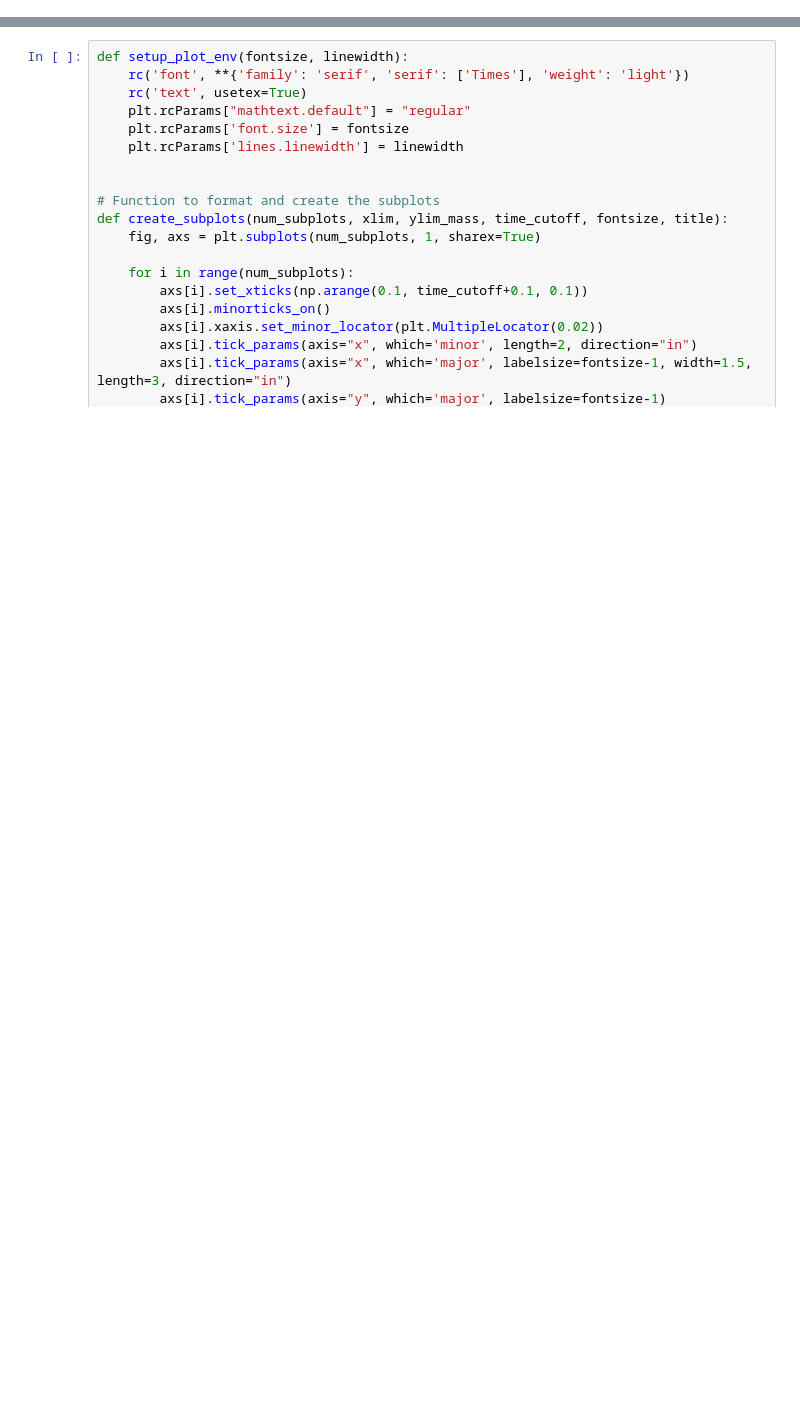
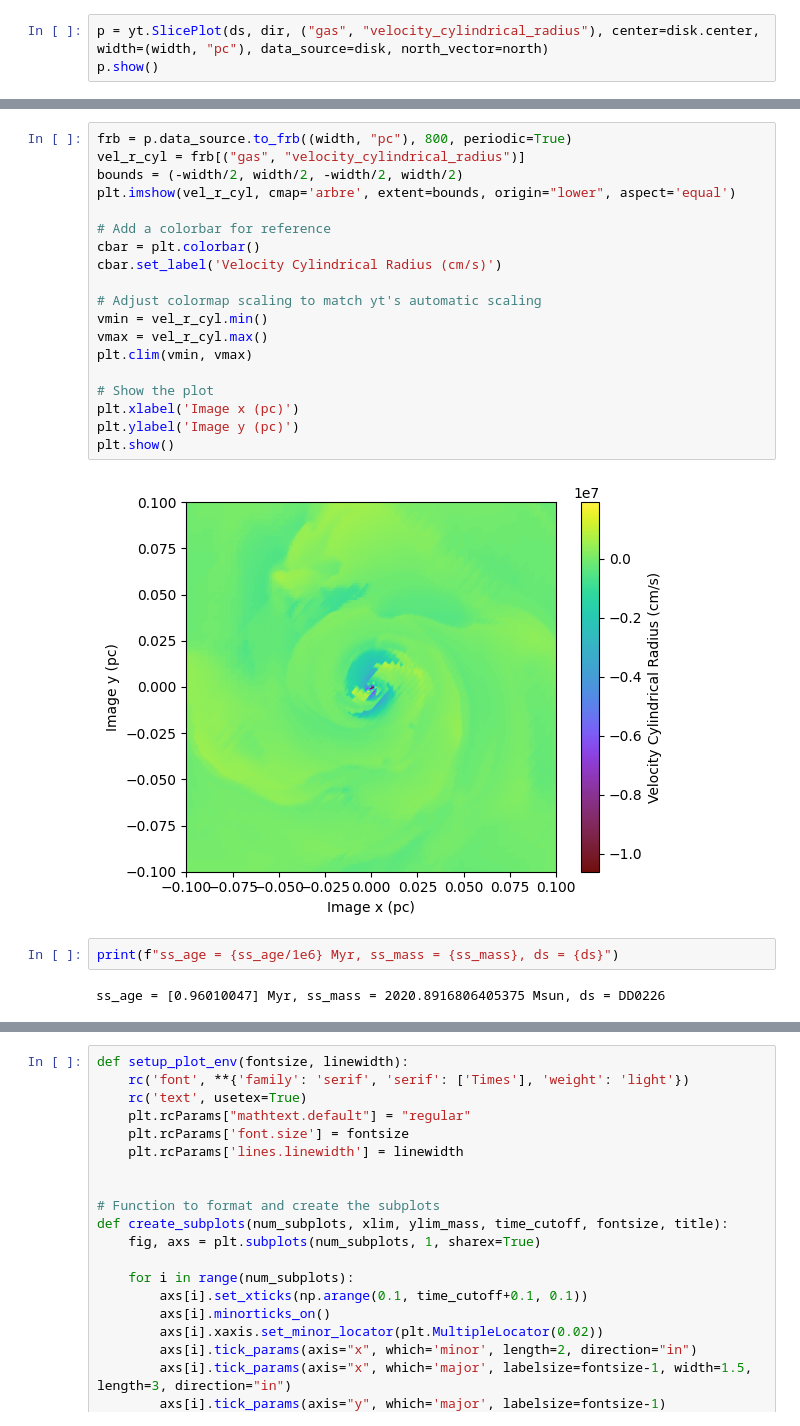
Before and after one commit to simonetgordon/smartstar_simulation_analysis, a Jupyter notebook: python_scripts/beckmann-plots/plot_mass_growth.ipynb, the cells around one changed output, grey strips where cells are left out. Saved outputs shown, nothing was run; the diff lists cells and outputs as text; blank space fills up the shorter version.

```diff
--- a/python_scripts/beckmann-plots/plot_mass_growth.ipynb
+++ b/python_scripts/beckmann-plots/plot_mass_growth.ipynb
@@ -20,0 +135,3 @@ Note: you may need to restart the kernel to use updated packages.
+# %%
+p = yt.SlicePlot(ds, dir, ("gas", "velocity_cylindrical_radius"), center=disk.center, width=(width, "pc"), data_source=disk, north_vector=north)
+p.show()
@@ -20,0 +143,25 @@ Note: you may need to restart the kernel to use updated packages.
+# %%
+frb = p.data_source.to_frb((width, "pc"), 800, periodic=True)
+vel_r_cyl = frb[("gas", "velocity_cylindrical_radius")]
+bounds = (-width/2, width/2, -width/2, width/2)
+plt.imshow(vel_r_cyl, cmap='arbre', extent=bounds, origin="lower", aspect='equal')
+
+# Add a colorbar for reference
+cbar = plt.colorbar()
+cbar.set_label('Velocity Cylindrical Radius (cm/s)')
+
+# Adjust colormap scaling to match yt's automatic scaling
+vmin = vel_r_cyl.min()
+vmax = vel_r_cyl.max()
+plt.clim(vmin, vmax)
+
+# Show the plot
+plt.xlabel('Image x (pc)')
+plt.ylabel('Image y (pc)')
+plt.show()
+# %% [output]
+[figure, added]
+# %%
+print(f"ss_age = {ss_age/1e6} Myr, ss_mass = {ss_mass}, ds = {ds}")
+# %% [output]
+ss_age = [0.96010047] Myr, ss_mass = 2020.8916806405375 Msun, ds = DD0226
```
Also changed, not shown: parts of 14 cells of this notebook.
